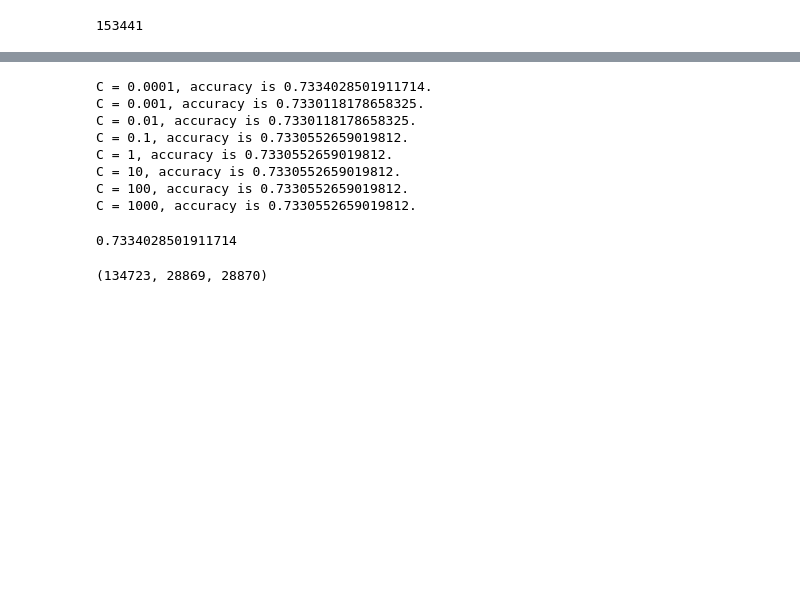
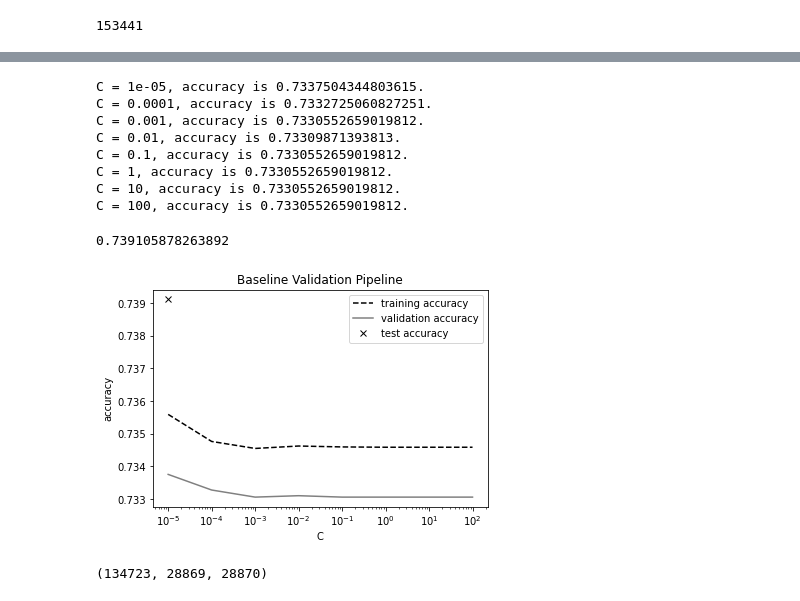
Before and after one commit to daphneyyy/CSE158_Assignment2, a Jupyter notebook: A2_alternate.ipynb, the cells around one changed output, grey strips where cells are left out. Drawn from its saved outputs; the diff is of its cells as text; code cells hidden in the pictures; blank space fills up the shorter version.

Commit message:
added baseline plot

```diff
--- a/A2_alternate.ipynb
+++ b/A2_alternate.ipynb
@@ -62,5 +62,5 @@ len(new_dataset)
 # %% [output]
 153441
 # %%
-y = [d['fit'] for d in new_dataset]
+y1 = [d['fit'] for d in new_dataset]
 # %%
@@ -69,39 +72,58 @@ dataValid, dataTest, yvalid, ytest = train_test_split(data_vt, y_vt, test_size=0
 # %%
-Xtrain = [[1, d['weight'], d['height'], d['size']] for d in dataTrain]
-Xvalid = [[1, d['weight'], d['height'], d['size']] for d in dataValid]
-Xtest = [[1, d['weight'], d['height'], d['size']] for d in dataTest]
+Xtrain1 = [[1, d['weight'], d['height'], d['size']] for d in dataTrain1]
+Xvalid1 = [[1, d['weight'], d['height'], d['size']] for d in dataValid1]
+Xtest1 = [[1, d['weight'], d['height'], d['size']] for d in dataTest1]
 # %%
 def accuracy(pred, y):
     correct = pred == y
     return sum(correct)/len(y)
 # %%
 # Baseline Model - using only weight, height and size
-Cs = [0.0001, 0.001, 0.01, 0.1, 1, 10, 100, 1000]
+cs = [0.00001, 0.0001, 0.001, 0.01, 0.1, 1, 10, 100]
 mods = {}
-accs = {}
+accsVal = {}
+accsTrain = {}
 accura = []
-for i in Cs:
-    baselineMod = linear_model.LogisticRegression(C=i, solver='newton-cg')
-    baselineMod.fit(Xtrain,ytrain)
-    blPred = baselineMod.predict(Xvalid)
-    blacc = accuracy(blPred, yvalid)
+for i in cs:
+    baselineMod = linear_model.LogisticRegression(C=i)
+    baselineMod.fit(Xtrain1,ytrain1)
     mods[i] = baselineMod
-    accs[i] = blacc
-    accura.append(blacc)
+    blPred = baselineMod.predict(Xvalid1)
+    blacc = accuracy(blPred, yvalid1)
+    accsVal[i] = blacc
+    blPredTr = baselineMod.predict(Xtrain1)
+    blaccTr = accuracy(blPredTr, ytrain1)
+    accsTrain[i] = blaccTr
     print("C = {}, accuracy is {}.".format(str(i), str(blacc)))
 # %% [output]
-C = 0.0001, accuracy is 0.7334028501911714.
-C = 0.001, accuracy is 0.7330118178658325.
-C = 0.01, accuracy is 0.7330118178658325.
+C = 1e-05, accuracy is 0.7337504344803615.
+C = 0.0001, accuracy is 0.7332725060827251.
+C = 0.001, accuracy is 0.7330552659019812.
+C = 0.01, accuracy is 0.73309871393813.
 C = 0.1, accuracy is 0.7330552659019812.
 C = 1, accuracy is 0.7330552659019812.
 C = 10, accuracy is 0.7330552659019812.
 C = 100, accuracy is 0.7330552659019812.
-C = 1000, accuracy is 0.7330552659019812.
-# %%
-max(accura)
-# %% [output]
-0.7334028501911714
+# %%
+bestMod = mods[0.00001]
+predTest = bestMod.predict(Xtest1)
+accTest1 = accuracy(predTest, ytest1)
+accTest1
+# %% [output]
+0.739105878263892
+# %%
+plt.xticks([])
+plt.xlabel(r"C")
+plt.ylabel(r"accuracy")
+plt.title(r"Baseline Validation Pipeline")
+plt.xscale('log')
+plt.plot(cs, list(accsTrain.values()), color='k', linestyle='--', label='training accuracy')
+plt.plot(cs, list(accsVal.values()), color='grey',zorder=4,label="validation accuracy")
+plt.plot([0.00001], [accTest1], linestyle='', marker='x', color='k', label="test accuracy")
+plt.legend(loc='best')
+plt.show()
+# %% [output]
+[figure, added]
 # %%
 y = [d['fit'] for d in dataset]
 # %%
```
Also changed, not shown: parts of 1 cell of this notebook.
